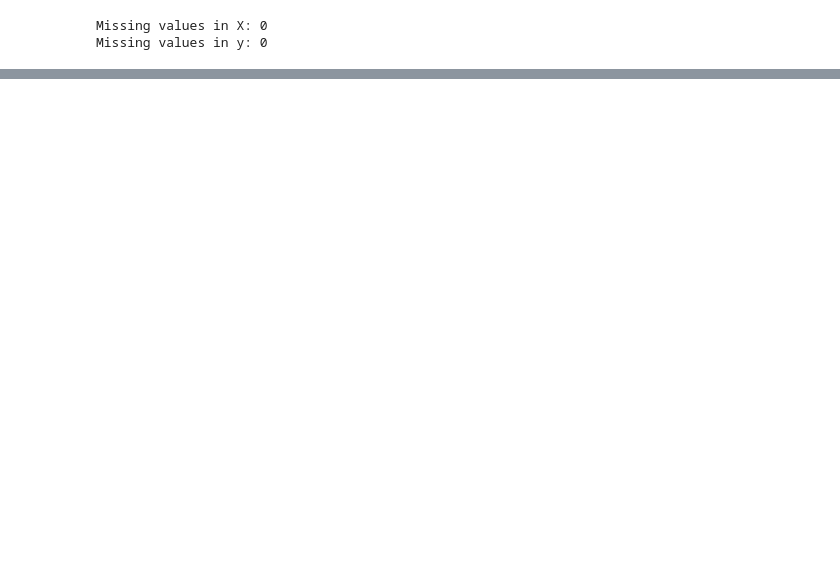
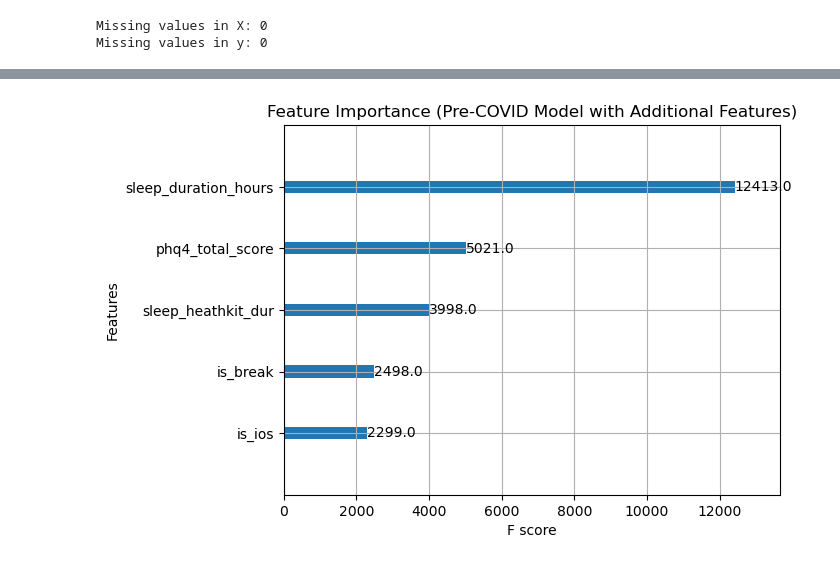
Before and after one commit to MiriJ15/ai-healthcare, a Jupyter notebook: impute_merged_data_XG_boost_y=stress.ipynb, the cells around one changed output, grey strips where cells are left out. Cells and saved outputs as stored; diff of their text form; code cells hidden in the pictures; blank space fills up the shorter version.

```diff
--- a/impute_merged_data_XG_boost.ipynb
+++ b/impute_merged_data_XG_boost_y=stress.ipynb
@@ -794,0 +833,6 @@ plt.show()
+# %%
+xgb.plot_importance(model)
+plt.title("Feature Importance (Pre-COVID Model with Additional Features)")
+plt.show()
+# %% [output]
+[figure, added]
```
Also changed, not shown: parts of 25 cells of this notebook, 3 other files.
